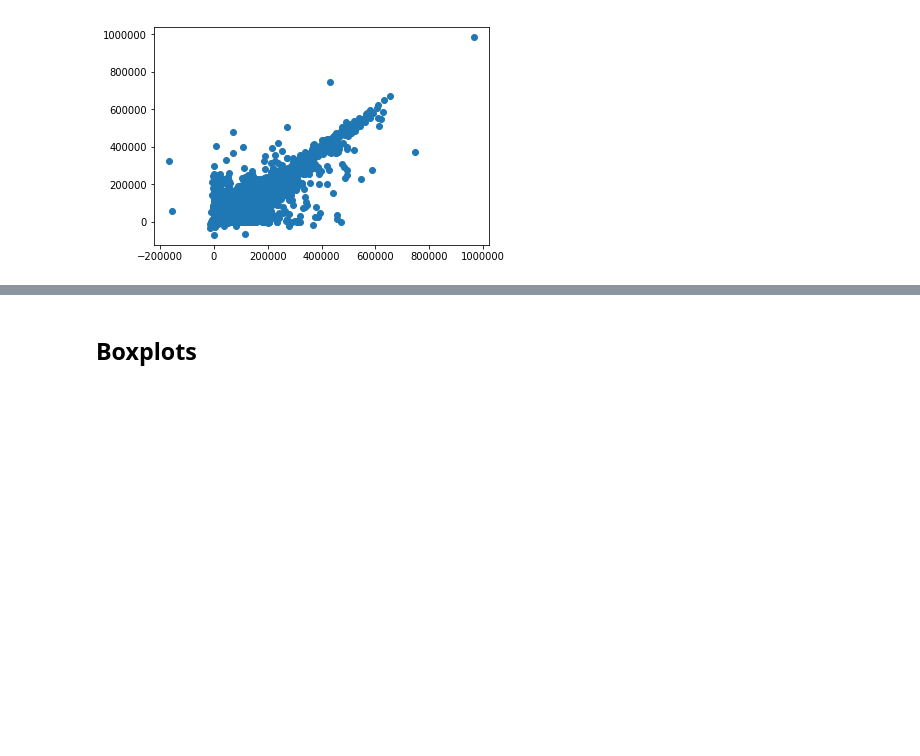
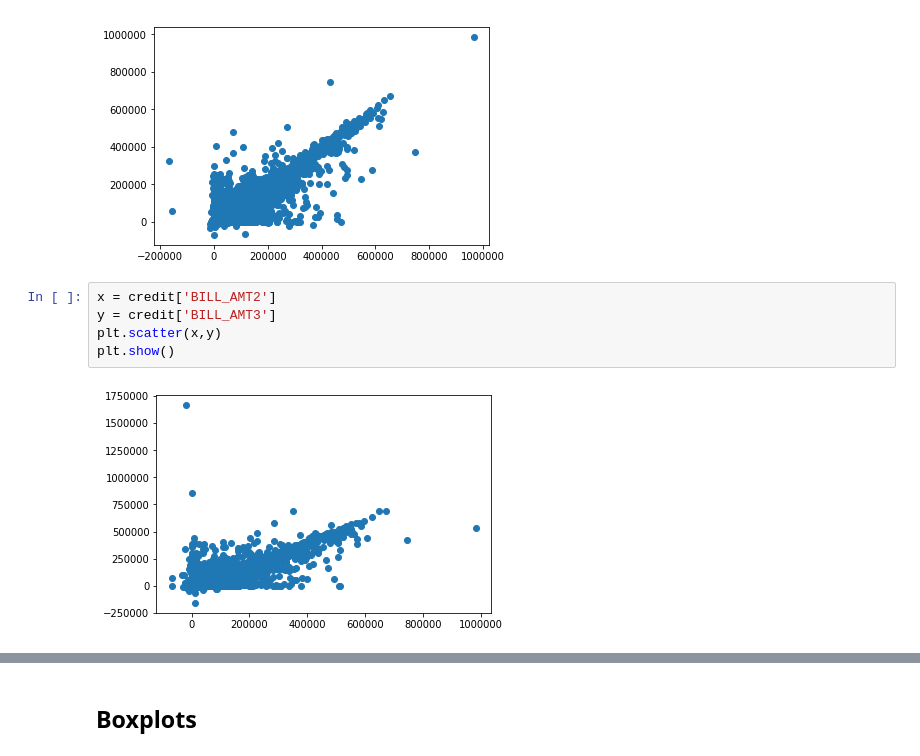
Before and after one commit to mianhuang/DataAnalytics-Python-Code, a Jupyter notebook: Course5_Task2_Credit_EDA.ipynb, the cells around one changed output, grey strips where cells are left out. Cells and saved outputs as stored; diff of their text form; blank space fills up the shorter version.

```diff
--- a/Course5_Task2_Credit_EDA.ipynb
+++ b/Course5_Task2_Credit_EDA.ipynb
@@ -742,3 +756,10 @@ plt.scatter(x,y)
 plt.show()
 # %% [output]
 [figure]
+# %%
+x = credit['BILL_AMT2']
+y = credit['BILL_AMT3']
+plt.scatter(x,y)
+plt.show()
+# %% [output]
+[figure, added]
```
Also changed, not shown: parts of 5 cells of this notebook.
